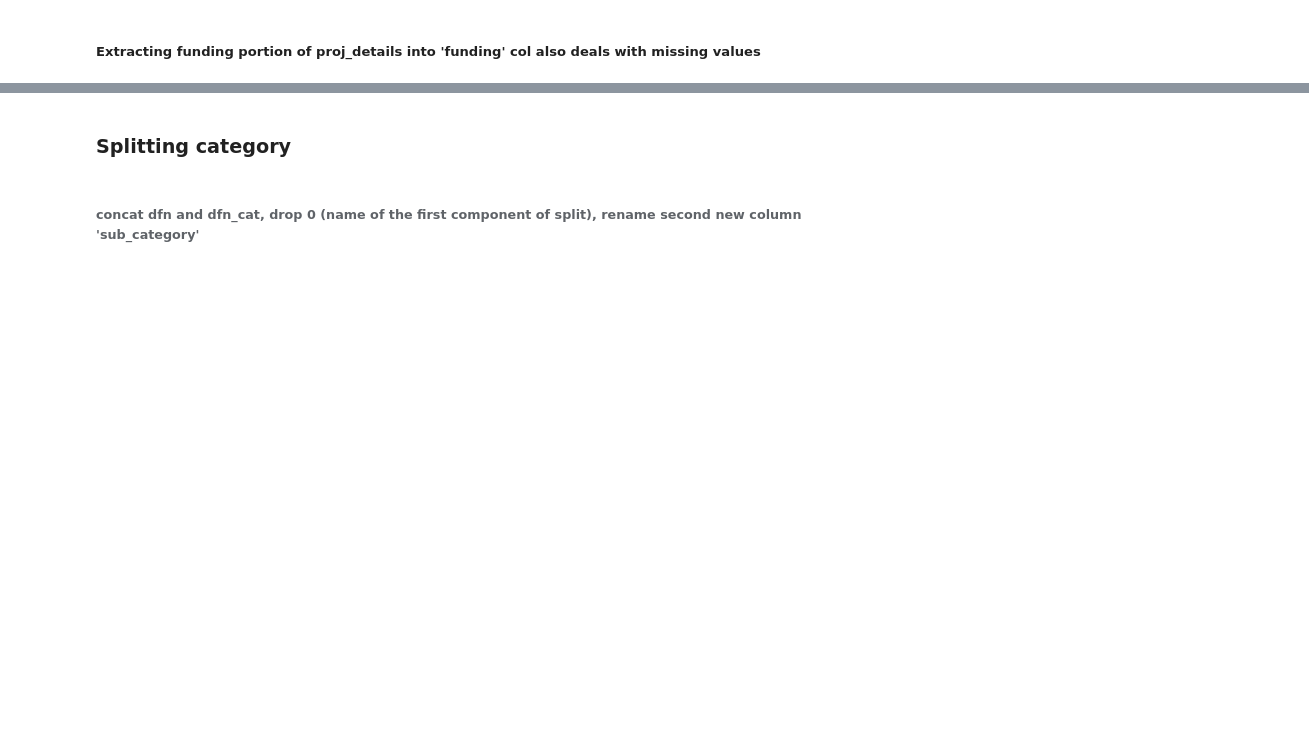
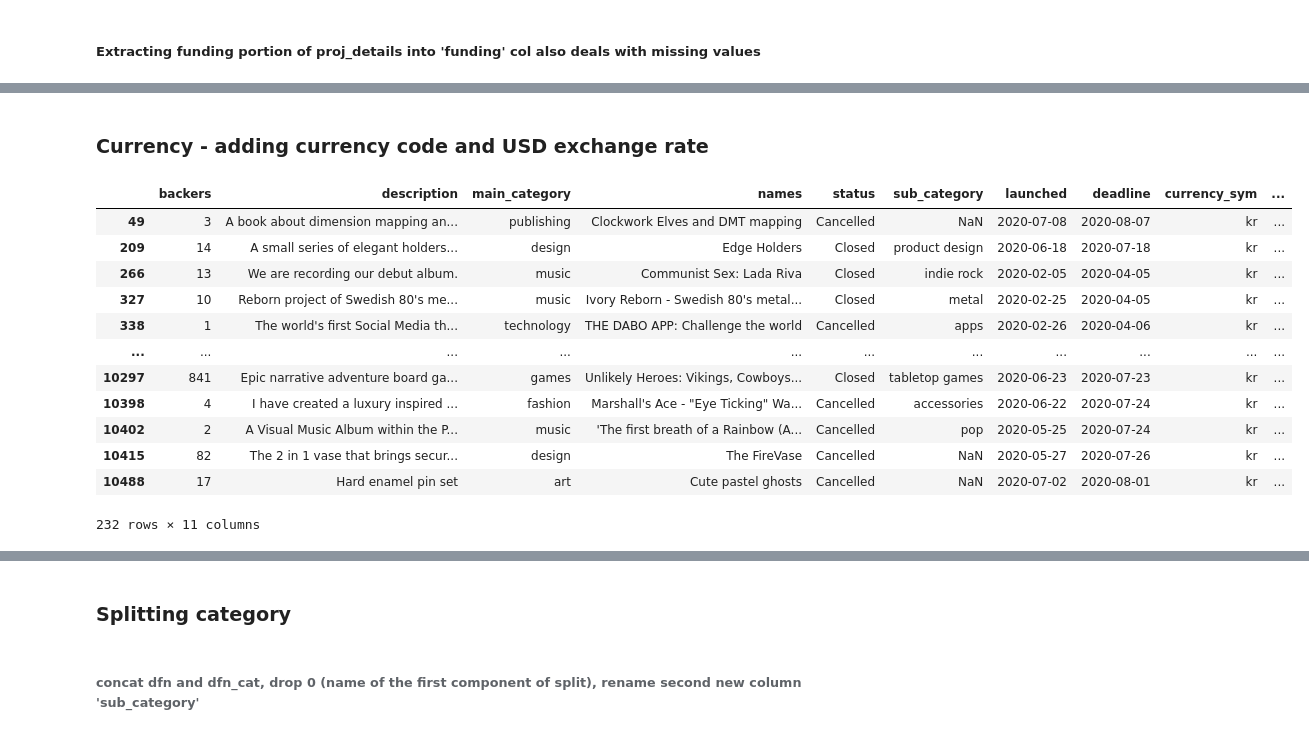
Before and after one commit to JudyChungJ/kicktraq_web_scrape, a Jupyter notebook: kicktraq.ipynb, the cells around one changed output, grey strips where cells are left out. Saved outputs shown, nothing was run; the diff lists cells and outputs as text; code cells hidden in the pictures; blank space fills up the shorter version.

```diff
--- a/kicktraq.ipynb
+++ b/kicktraq.ipynb
@@ -123,0 +146,18 @@ dfn.sample(5)
+# %% [markdown]
+### Currency - adding currency code and USD exchange rate
+# %%
+dfn.loc[dfn['currency_sym']=='kr']
+# %% [output]
+|  | backers | description | main_category | names | status | sub_category | launched | deadline | currency_sym | ... |
+| 49 | 3 | A book about dimension mapping an... | publishing | Clockwork Elves and DMT mapping | Cancelled | NaN | 2020-07-08 | 2020-08-07 | kr | ... |
+| 209 | 14 | A small series of elegant holders... | design | Edge Holders | Closed | product design | 2020-06-18 | 2020-07-18 | kr | ... |
+| 266 | 13 | We are recording our debut album. | music | Communist Sex: Lada Riva | Closed | indie rock | 2020-02-05 | 2020-04-05 | kr | ... |
+| 327 | 10 | Reborn project of Swedish 80's me... | music | Ivory Reborn - Swedish 80's metal... | Closed | metal | 2020-02-25 | 2020-04-05 | kr | ... |
+| 338 | 1 | The world's first Social Media th... | technology | THE DABO APP: Challenge the world | Cancelled | apps | 2020-02-26 | 2020-04-06 | kr | ... |
+| ... | ... | ... | ... | ... | ... | ... | ... | ... | ... | ... |
+| 10297 | 841 | Epic narrative adventure board ga... | games | Unlikely Heroes: Vikings, Cowboys... | Closed | tabletop games | 2020-06-23 | 2020-07-23 | kr | ... |
+| 10398 | 4 | I have created a luxury inspired ... | fashion | Marshall's Ace - "Eye Ticking" Wa... | Cancelled | accessories | 2020-06-22 | 2020-07-24 | kr | ... |
+| 10402 | 2 | A Visual Music Album within the P... | music | 'The first breath of a Rainbow (A... | Cancelled | pop | 2020-05-25 | 2020-07-24 | kr | ... |
+| 10415 | 82 | The 2 in 1 vase that brings secur... | design | The FireVase | Cancelled | NaN | 2020-05-27 | 2020-07-26 | kr | ... |
+| 10488 | 17 | Hard enamel pin set | art | Cute pastel ghosts | Cancelled | NaN | 2020-07-02 | 2020-08-01 | kr | ... |
+232 rows × 11 columns
```
Also changed, not shown: parts of 46 cells of this notebook.
